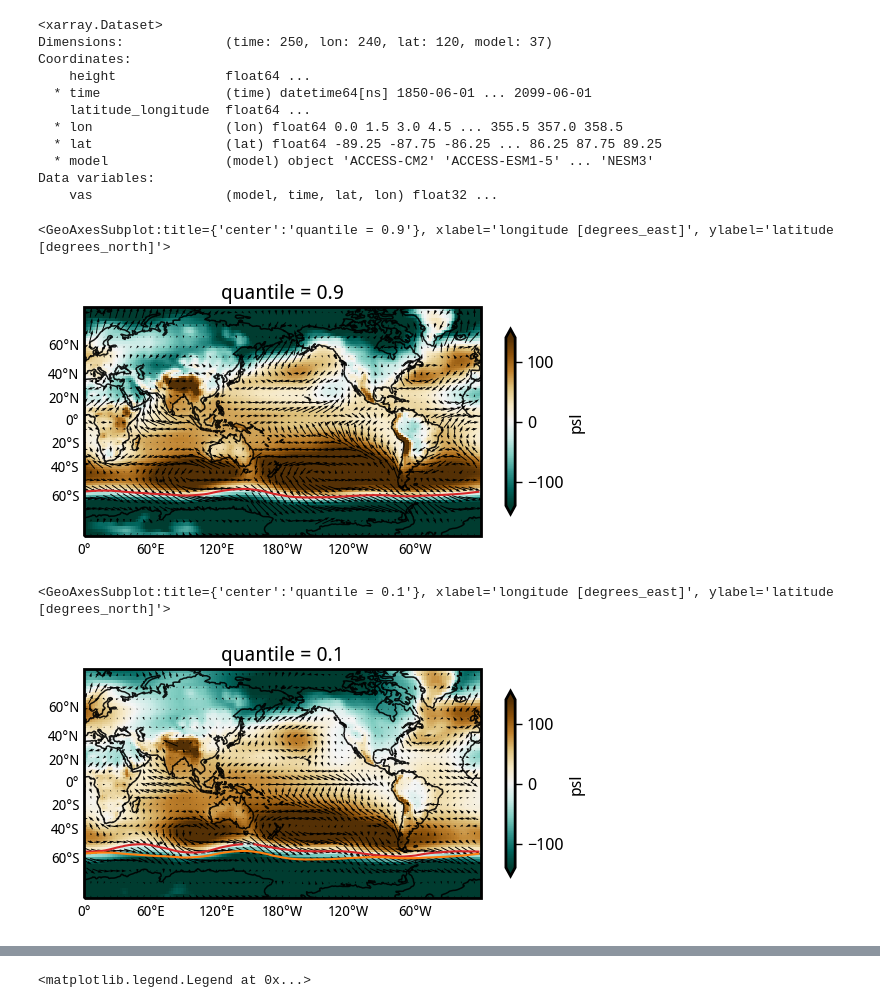
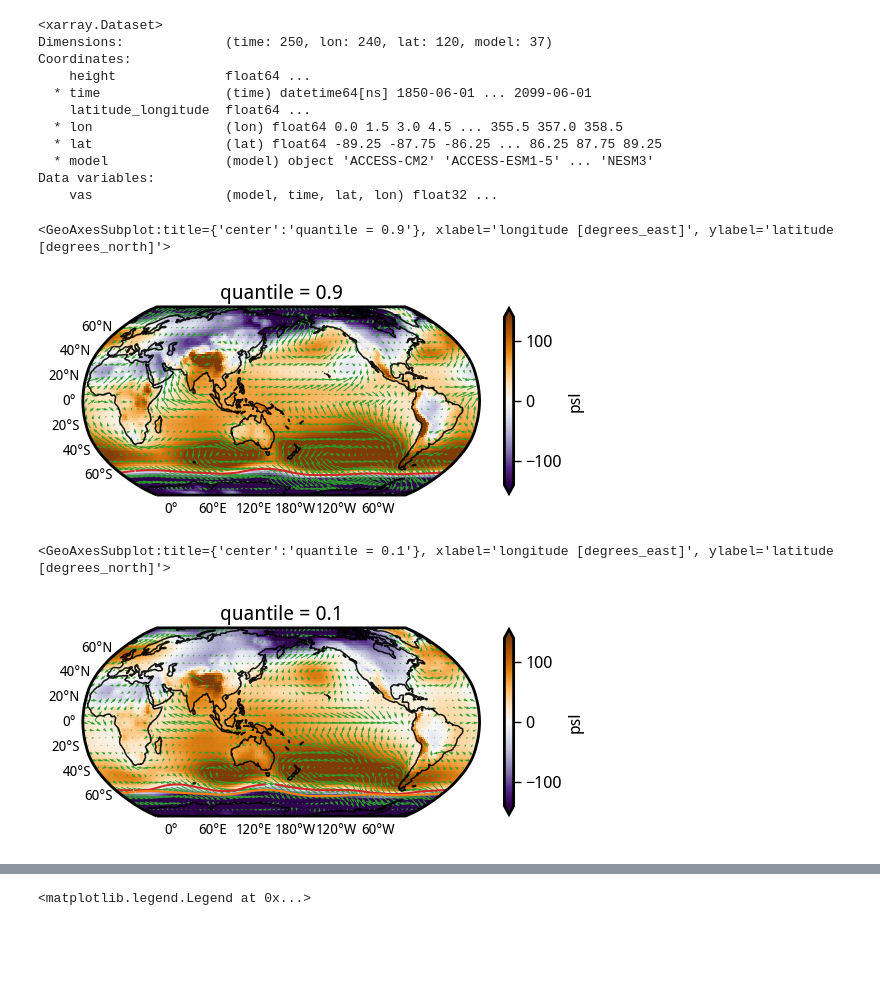
Before and after one commit to adisen99/net_zero_enso_pacific_changes, a Jupyter notebook: 01_cmip6_mean_state_ih_grad.ipynb, the cells around one changed output, grey strips where cells are left out. Cells and saved outputs as stored; diff of their text form; code cells hidden in the pictures; blank space fills up the shorter version.

```diff
--- a/01_cmip6_mean_state_ih_grad.ipynb
+++ b/01_cmip6_mean_state_ih_grad.ipynb
@@ -690,7 +690,7 @@ plt.scatter((np_warming - so_warming), grad_weakening)
 [figure]
 # %%
 ax = plt.axes(projection=ccrs.Miller(central_longitude=180))
-plt_test1 = ts5.ts.where(test1 > test1.quantile(0.90, 'model'), drop=True).sel(time = slice('2000', '2014')).mean(('time', 'model')).sel(lat = slice(-80, 80), lon = slice(110, -60+360))
+plt_test1 = ts5.ts.where(test1 > test1.quantile(0.90, 'model'), drop=True).sel(time = slice('2040', '2070')).mean(('time', 'model')).sel(lat = slice(-80, 80), lon = slice(110, -60+360))
 # (plt_test1).plot(transform=ccrs.PlateCarree(), vmin=-3.2, vmax=3.2, cmap='RdBu_r', cbar_kwargs=dict(shrink=0.5))
 (plt_test1 - plt_test1.mean(('lat', 'lon'))).plot(transform=ccrs.PlateCarree(), vmin=-1.2, vmax=1.2, cmap='RdBu_r', cbar_kwargs=dict(shrink=0.5))
 plot_background(ax)
@@ -788,32 +788,32 @@ Data variables:
 uas5_anom = funcs.calc_anom(uas5.uas, uas5.uas.sel(time = slice('1960', '1990')))
 vas5_anom = funcs.calc_anom(vas5.vas, vas5.vas.sel(time = slice('1960', '1990')))
 # %%
-ax = plt.axes(projection=ccrs.Miller(central_longitude=180))
-plt_test1 = psl5.psl.where(test1 > test1.quantile(0.90, 'model'), drop=True).sel(time = slice('2040', '2070')).mean(('time', 'model')).sel(lat = slice(-80, 80))
-# (plt_test1).plot(transform=ccrs.PlateCarree(), vmin=-140, vmax=140, cmap='BrBG_r', cbar_kwargs=dict(shrink=0.5))
-(plt_test1 - plt_test1.mean(('lat', 'lon'))).plot(transform=ccrs.PlateCarree(), vmin=-140, vmax=140, cmap='BrBG_r', cbar_kwargs=dict(shrink=0.5))
+ax = plt.axes(projection=ccrs.Robinson(central_longitude=160))
+# plt_test1 = psl5.psl.where(test1 > test1.quantile(0.90, 'model'), drop=True).sel(time = slice('2040', '2070')).mean(('time', 'model')).sel(lat = slice(-80, 80))
+# (plt_test1).plot(transform=ccrs.PlateCarree(), vmin=-140, vmax=140, cmap='PuOr_r', cbar_kwargs=dict(shrink=0.5))
+(plt_test1 - plt_test1.mean(('lat', 'lon'))).plot(transform=ccrs.PlateCarree(), vmin=-140, vmax=140, cmap='PuOr_r', cbar_kwargs=dict(shrink=0.5))
 (plt_test1 - plt_test1.mean(('lat', 'lon'))).sel(lat = slice(-70, -50)).plot.contour(transform=ccrs.PlateCarree(), colors='tab:red', levels=[0],)
 plt_test1_wnd = xr.merge([uas5_anom.where(test1 > test1.quantile(0.90, 'model'), drop=True).sel(time = slice('2040', '2070')).mean(('time', 'model')).sel(lat = slice(-80, 80)), \
                           vas5_anom.where(test1 > test1.quantile(0.90, 'model'), drop=True).sel(time = slice('2040', '2070')).mean(('time', 'model')).sel(lat = slice(-80, 80))]).isel(lon = slice(0,-1,4), lat = slice(0,-1,4))
-plt_test1_wnd.plot.quiver(x="lon", y="lat", u="uas", v="vas", vmin=0, vmax=1, extend='both', scale=20, robust=True, transform=ccrs.PlateCarree())
+plt_test1_wnd.plot.quiver(x="lon", y="lat", u="uas", v="vas", color='tab:green', vmin=0, vmax=1, extend='both', scale=20, robust=True, transform=ccrs.PlateCarree())
 plot_background(ax)
 # ax.add_feature(cfeature.LAND, color='k', zorder=1.0)
 # %% [output]
 <GeoAxesSubplot:title={'center':'quantile = 0.9'}, xlabel='longitude [degrees_east]', ylabel='latitude [degrees_north]'>
-[figure, old version]
+[figure, new version]
 # %%
-ax = plt.axes(projection=ccrs.Miller(central_longitude=180))
+ax = plt.axes(projection=ccrs.Robinson(central_longitude=160))
 plt_test2 = psl5.psl.where(test1 < test1.quantile(0.10, 'model'), drop=True).sel(time = slice('2040', '2070')).mean(('time', 'model')).sel(lat = slice(-80, 80))
 # (plt_test2).plot(transform=ccrs.PlateCarree(), vmin=-140, vmax=140, cmap='BrBG_r', cbar_kwargs=dict(shrink=0.5))
-(plt_test2 - plt_test2.mean(('lat', 'lon'))).plot(transform=ccrs.PlateCarree(), vmin=-140, vmax=140, cmap='BrBG_r', cbar_kwargs=dict(shrink=0.5))
+(plt_test2 - plt_test2.mean(('lat', 'lon'))).plot(transform=ccrs.PlateCarree(), vmin=-140, vmax=140, cmap='PuOr_r', cbar_kwargs=dict(shrink=0.5))
 (plt_test2 - plt_test2.mean(('lat', 'lon'))).sel(lat = slice(-70, -50)).plot.contour(transform=ccrs.PlateCarree(), colors='tab:red', levels=[0],)
 (plt_test1 - plt_test1.mean(('lat', 'lon'))).sel(lat = slice(-70, -50)).plot.contour(transform=ccrs.PlateCarree(), colors='tab:orange', ls='--', levels=[0],)
 plt_test2_wnd = xr.merge([uas5_anom.where(test1 < test1.quantile(0.10, 'model'), drop=True).sel(time = slice('2040', '2070')).mean(('time', 'model')).sel(lat = slice(-80, 80)), \
                           vas5_anom.where(test1 < test1.quantile(0.10, 'model'), drop=True).sel(time = slice('2040', '2070')).mean(('time', 'model')).sel(lat = slice(-80, 80))]).isel(lon = slice(0,-1,4), lat = slice(0,-1,4))
-plt_test2_wnd.plot.quiver(x="lon", y="lat", u="uas", v="vas", vmin=0, vmax=1, extend='both', scale=20, robust=True, transform=ccrs.PlateCarree())
+plt_test2_wnd.plot.quiver(x="lon", y="lat", u="uas", v="vas", color='tab:green', vmin=0, vmax=1, extend='both', scale=20, robust=True, transform=ccrs.PlateCarree())
 plot_background(ax)
 # ax.add_feature(cfeature.LAND, color='k', zorder=1.0)
 # %% [output]
 <GeoAxesSubplot:title={'center':'quantile = 0.1'}, xlabel='longitude [degrees_east]', ylabel='latitude [degrees_north]'>
-[figure, old version]
+[figure, new version]
 # %%
```
Also changed, not shown: parts of 6 cells of this notebook, 4 other files.
